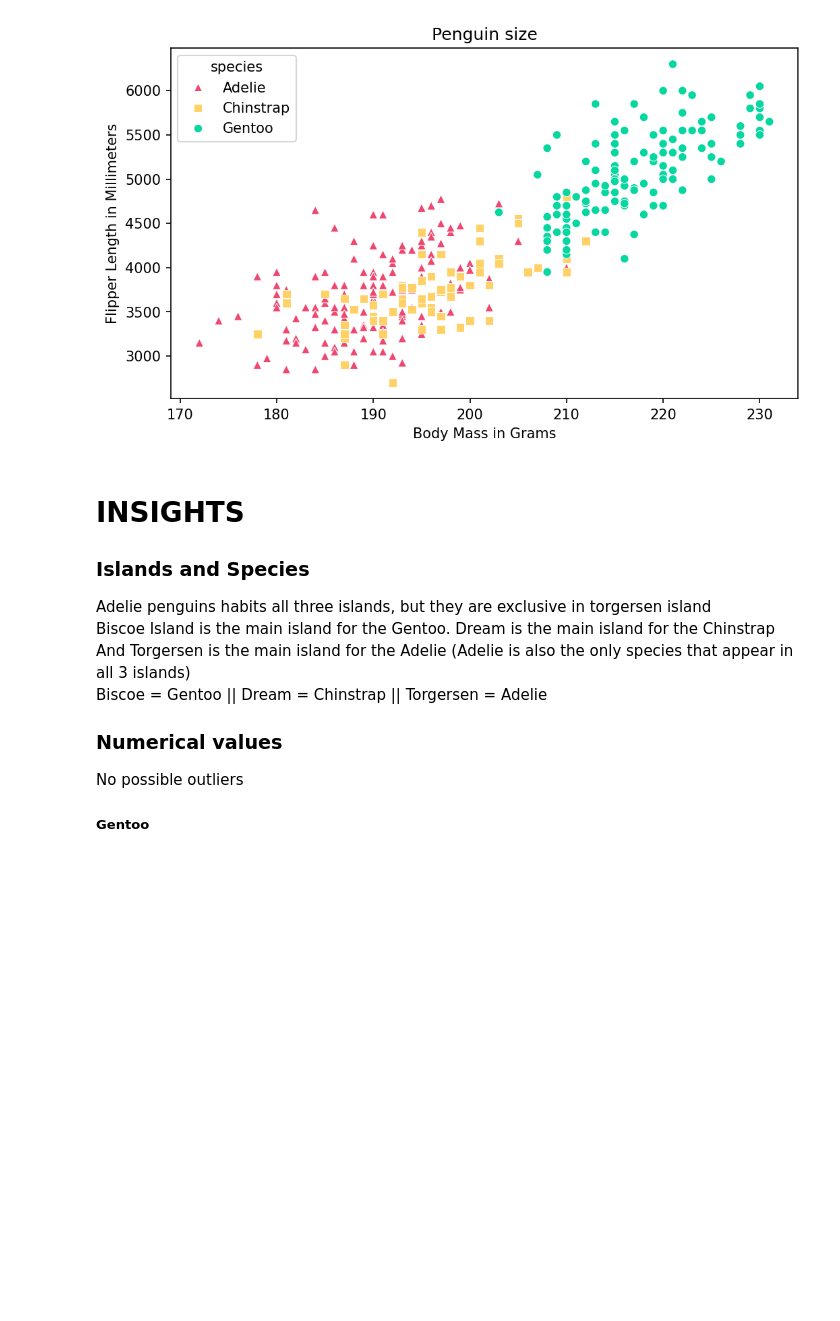
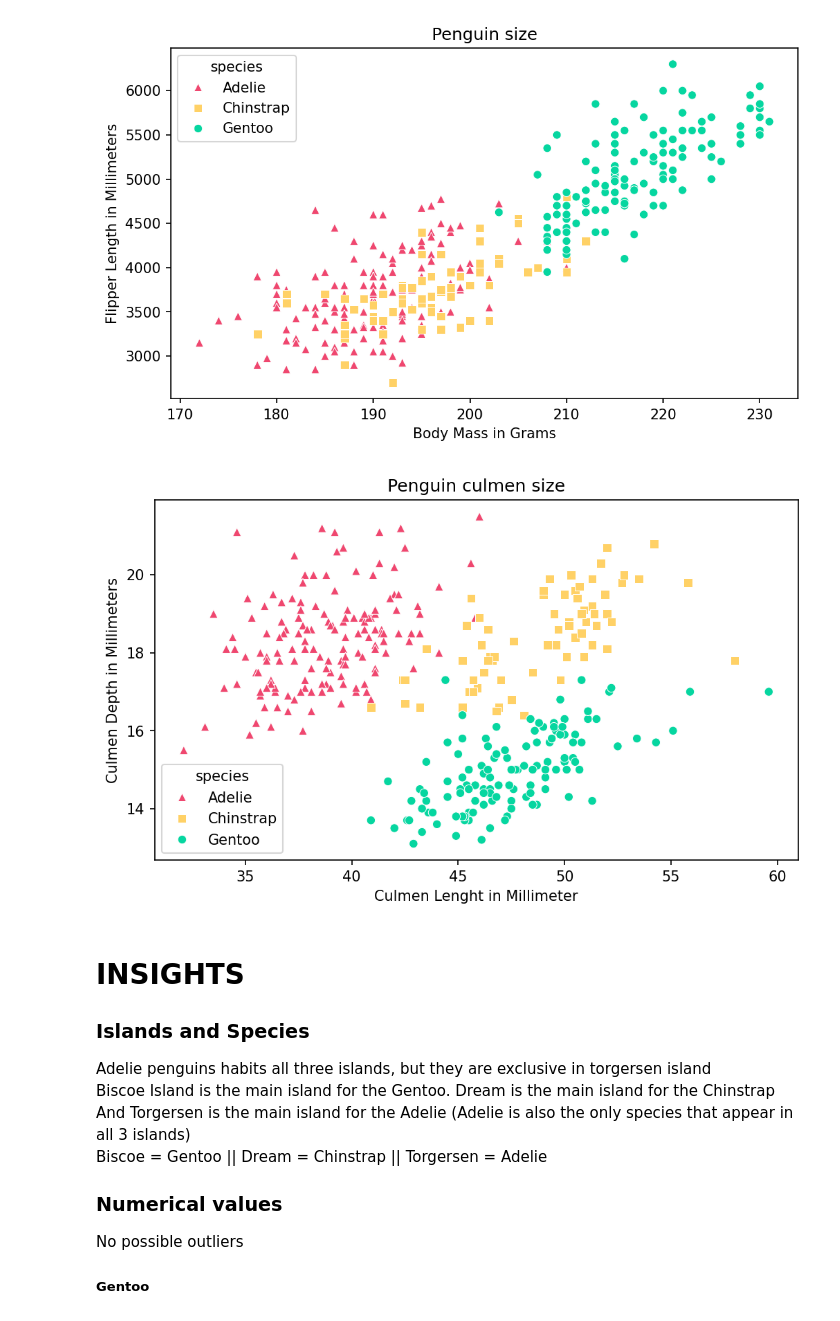
Before and after one commit to Leow14/Penguin-DF, a Jupyter notebook: notebook.ipynb, the cells around one changed output. Saved outputs shown, nothing was run; the diff lists cells and outputs as text; code cells hidden in the pictures; blank space fills up the shorter version.

```diff
--- a/notebook.ipynb
+++ b/notebook.ipynb
@@ -337,6 +340,34 @@ plt.ylabel("Flipper Length in Millimeters")
 plt.show()
 # %% [output]
 [figure]
+# %%
+# Ploting a chart that displays penguins  "size" grouping by penguins species
+# culmen_length_mm	culmen_depth_mm
+
+plt.figure(figsize=(8, 4.5), dpi=150)
+
+markers = {
+    "Adelie": "^",
+    "Chinstrap": "s",
+    "Gentoo": "o"
+}
+
+sns.scatterplot(
+    data=df,
+    x="culmen_length_mm",
+    y="culmen_depth_mm",
+    hue="species",
+    style="species",
+    markers=markers,
+    palette=palette
+)
+
+plt.title("Penguin culmen size")
+plt.xlabel("Culmen Lenght in Millimeter")
+plt.ylabel("Culmen Depth in Millimeters")
+plt.show()
+# %% [output]
+[figure, added]
 # %% [markdown]
 # INSIGHTS
 
```
Also changed, not shown: parts of 10 cells of this notebook.
